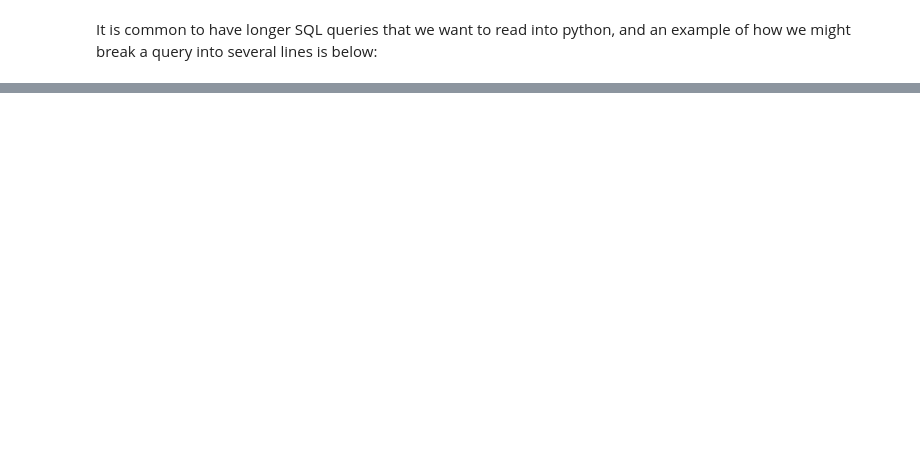
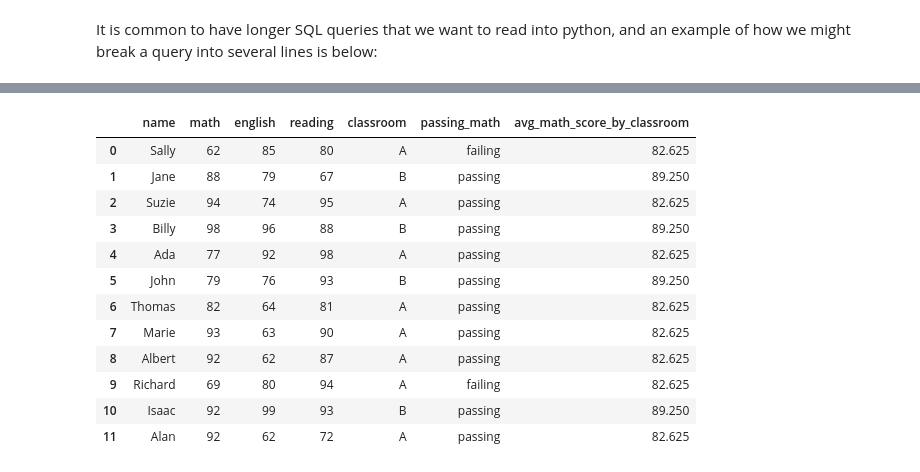
Before and after one commit to DeangeloBowen1/numpy-pandas-visualization-exercises, a Jupyter notebook: advanced_df_lesson.ipynb, the cells around one changed output, grey strips where cells are left out. Drawn from its saved outputs; the diff is of its cells as text; code cells hidden in the pictures; blank space fills up the shorter version.

```diff
--- a/advanced_df_lesson.ipynb
+++ b/advanced_df_lesson.ipynb
@@ -141,0 +323,5 @@ title_dept.head()
+# %%
+# Create the new column based on an existing column.
+
+df['passing_math'] = np.where(df.math < 70, 'failing', 'passing')
+df
@@ -141,0 +374,17 @@ title_dept.head()
+# %%
+df.assign(avg_math_score_by_classroom=
+          df.groupby('classroom').math.transform('mean'))
+# %% [output]
+|  | name | math | english | reading | classroom | passing_math | avg_math_score_by_classroom |
+| 0 | Sally | 62 | 85 | 80 | A | failing | 82.625 |
+| 1 | Jane | 88 | 79 | 67 | B | passing | 89.250 |
+| 2 | Suzie | 94 | 74 | 95 | A | passing | 82.625 |
+| 3 | Billy | 98 | 96 | 88 | B | passing | 89.250 |
+| 4 | Ada | 77 | 92 | 98 | A | passing | 82.625 |
+| 5 | John | 79 | 76 | 93 | B | passing | 89.250 |
+| 6 | Thomas | 82 | 64 | 81 | A | passing | 82.625 |
+| 7 | Marie | 93 | 63 | 90 | A | passing | 82.625 |
+| 8 | Albert | 92 | 62 | 87 | A | passing | 82.625 |
+| 9 | Richard | 69 | 80 | 94 | A | failing | 82.625 |
+| 10 | Isaac | 92 | 99 | 93 | B | passing | 89.250 |
+| 11 | Alan | 92 | 62 | 72 | A | passing | 82.625 |
```
Also changed, not shown: parts of 78 cells of this notebook, 2 other files.
